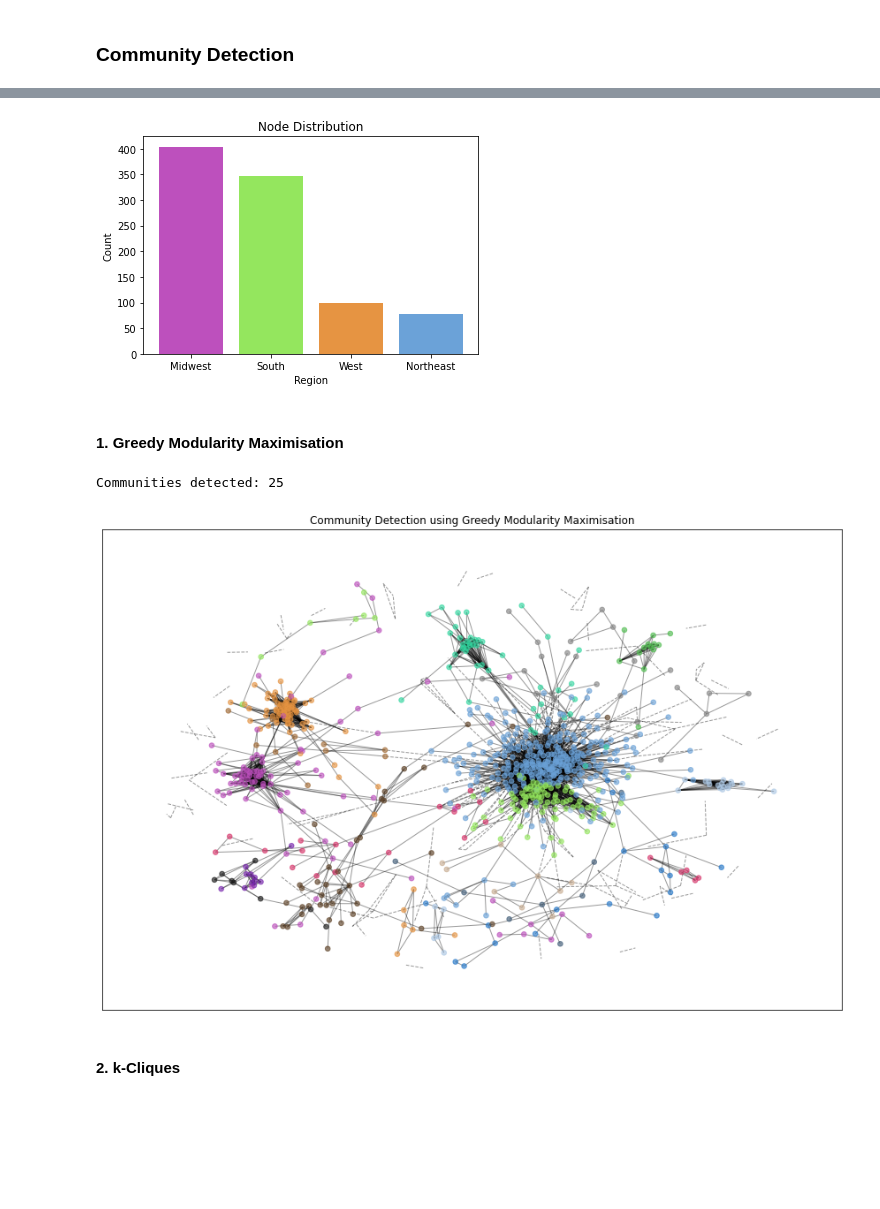
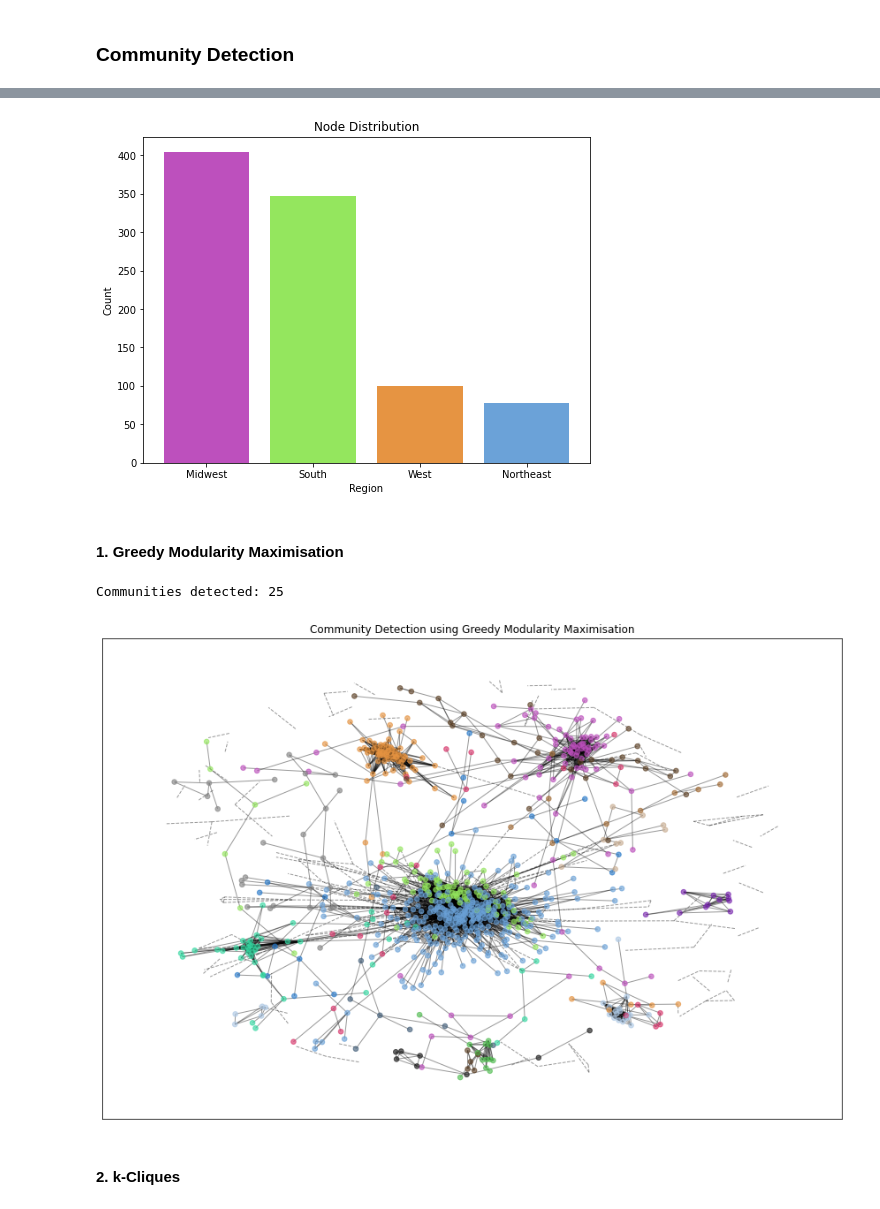
Before and after one commit to samar14641/covid-us-networks, a Jupyter notebook: community_detection.ipynb, the cells around one changed output, grey strips where cells are left out. Saved outputs shown, nothing was run; the diff lists cells and outputs as text; code cells hidden in the pictures; blank space fills up the shorter version.

```diff
--- a/community_detection.ipynb
+++ b/community_detection.ipynb
@@ -92,16 +98,17 @@ plt.close()
 # %%
 s = pd.Series([G.nodes[i]['Region'] for i in G.nodes]).value_counts()
 s = pd.DataFrame(s).reset_index().rename(columns = {'index': 'region', 0: 'count'})
 
+fig = plt.figure(figsize = (8, 6))
 for i in range(len(s)):
     plt.bar(s.loc[i, 'region'], s.loc[i]['count'], color = get_colour(REGION_MAP[s.loc[i, 'region']]))
 plt.title('Node Distribution')
 plt.xlabel('Region')
 plt.ylabel('Count')
 plt.show()
 plt.close()
 # %% [output]
-[figure, old version]
+[figure, new version]
 # %%
 def community_plotter(G: nx.Graph, label, title) -> None:
     """Plot a network with communities
@@ -153,10 +160,10 @@ def greedy_modularity_max(G: nx.Graph, weight = 'weight', threshold = 4, label =
 
     return filtered_gmm_com
 # %%
-gmm_coms = greedy_modularity_max(G.copy())
+gmm_coms = greedy_modularity_max(G)
 # %% [output]
 Communities detected: 25
-[figure, old version]
+[figure, new version]
 # %% [markdown]
 #### 2. k-Cliques
 # %%
```
Also changed, not shown: parts of 11 cells of this notebook.
